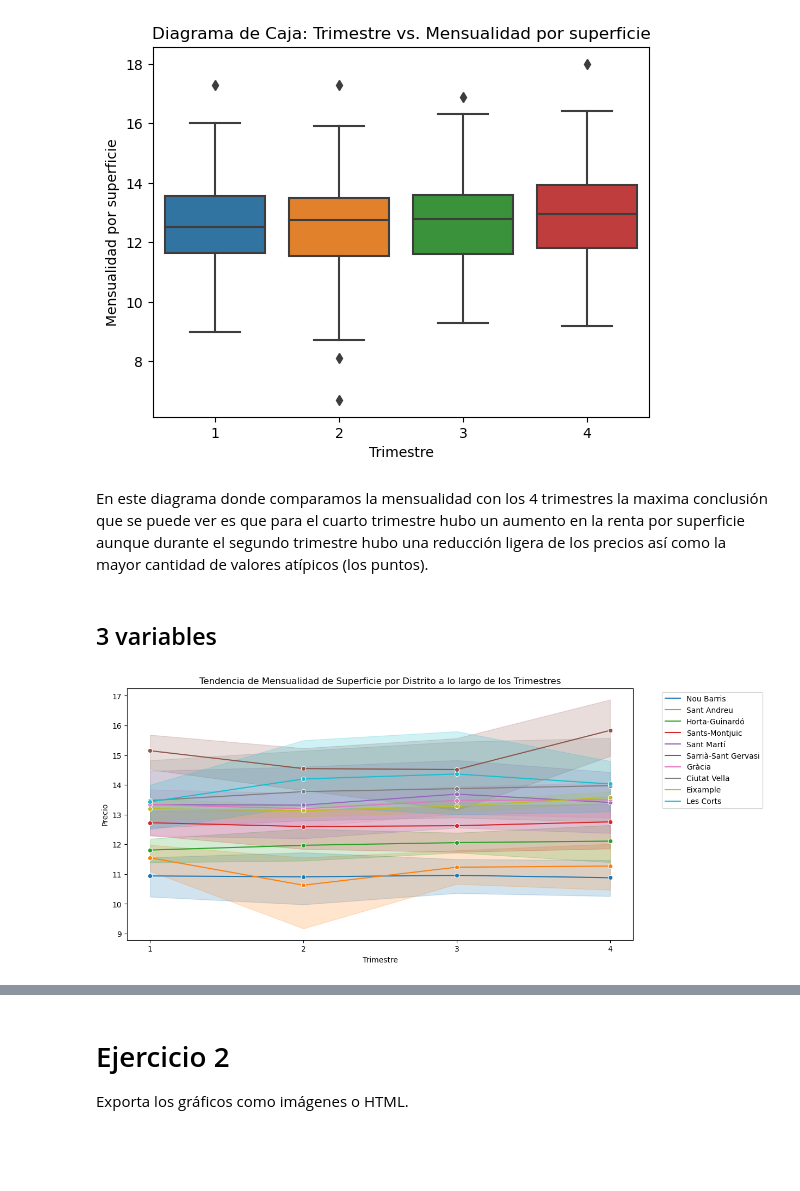
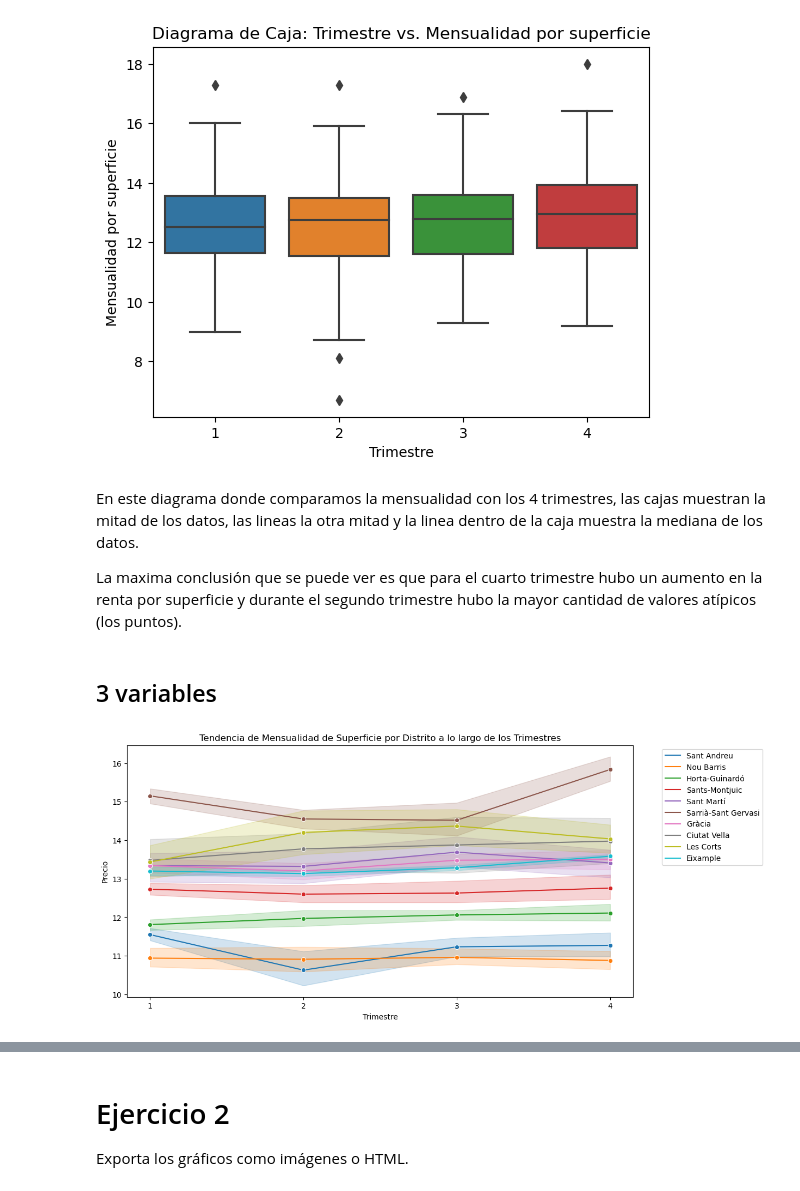
Before and after one commit to LeonBali3110/Sprint_4, a Jupyter notebook: M04 T01.ipynb, the cells around one changed output, grey strips where cells are left out. Cells and saved outputs as stored; diff of their text form; code cells hidden in the pictures; blank space fills up the shorter version.

```diff
--- a/M04 T01.ipynb
+++ b/M04 T01.ipynb
@@ -39,0 +118,4 @@ set(alquiler['Any'])
+# %%
+alquiler['Preu'] = pd.to_numeric(alquiler['Preu'], errors='coerce')
+# %%
+alquiler = alquiler.dropna()
@@ -99,2 +189,0 @@ Aquiler.describe()
-# %%
-Aquiler['Preu'] = pd.to_numeric(Aquiler['Preu'], errors='coerce')
@@ -115,2 +189,0 @@ Abajo elimino todos los null para que los datos de los graficos sean más exacto
-# %%
-Aquiler = Aquiler.dropna()
@@ -169,18 +232,20 @@ plt.show()
 # %% [output]
 [figure]
 # %% [markdown]
-En este diagrama donde comparamos la mensualidad con los 4 trimestres la maxima conclusión que se puede ver es que para el cuarto trimestre hubo un aumento en la renta por superficie aunque durante el segundo trimestre hubo una reducción ligera de los precios así como la mayor cantidad de valores atípicos (los puntos).
+En este diagrama donde comparamos la mensualidad con los 4 trimestres, las cajas muestran la mitad de los datos, las lineas la otra mitad y la linea dentro de la caja muestra la mediana de los datos.
+
+La maxima conclusión que se puede ver es que para el cuarto trimestre hubo un aumento en la renta por superficie y durante el segundo trimestre hubo la mayor cantidad de valores atípicos (los puntos).
 # %% [markdown]
 ## 3 variables
 # %%
 plt.figure(figsize=(12, 6))
-sns.lineplot(x='Trimestre', y='Preu', hue='Nom_Districte', marker='o', data=Aquiler)
+sns.lineplot(x='Trimestre', y='Preu', hue='Nom_Districte', marker='o', data=Aquiler, errorbar = ('ci', 50))
 plt.legend(bbox_to_anchor=(1.05, 1), loc='upper left')
 plt.xticks(range(1, 5), labels=['1', '2', '3', '4'])
 plt.ylabel('Precio')
 plt.title('Tendencia de Mensualidad de Superficie por Distrito a lo largo de los Trimestres')
 plt.savefig('lineplot.png', dpi=300, bbox_inches='tight')
 plt.show()
 # %% [output]
-[figure, old version]
+[figure, new version]
 # %% [markdown]
```
Also changed, not shown: parts of 34 cells of this notebook, 1 other file.
